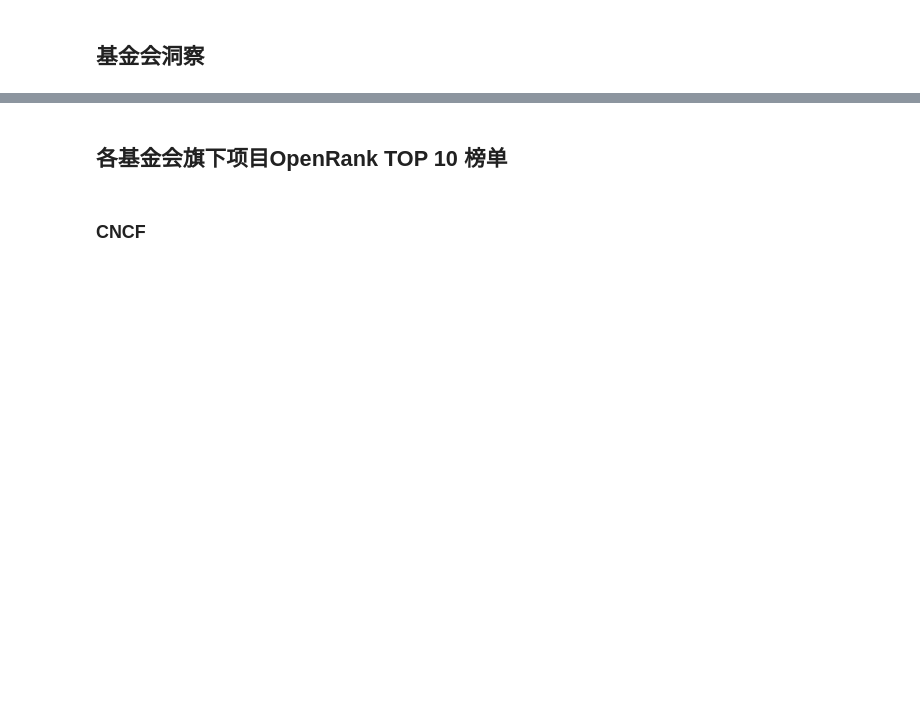
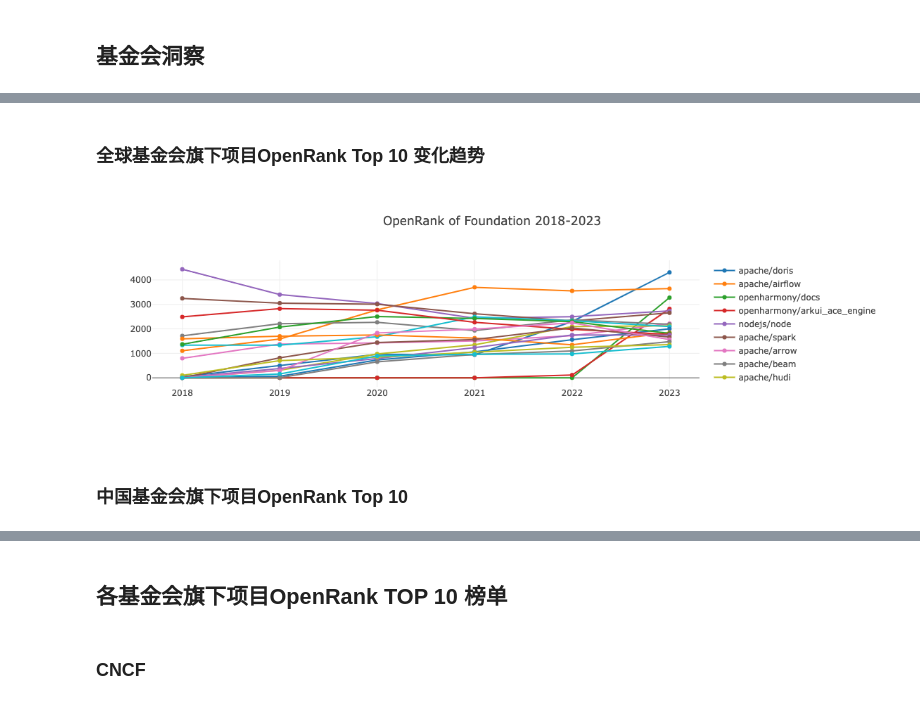
Before and after one commit to PureNatural/open-digger, a Jupyter notebook: notebook/China_open_source_foundation_report_2023.ipynb, the cells around one changed output, grey strips where cells are left out. Cells and saved outputs as stored; diff of their text form; code cells hidden in the pictures; blank space fills up the shorter version.

Commit message:
add china analysis foundation

```diff
--- a/notebook/China_open_source_foundation_report_2023.ipynb
+++ b/notebook/China_open_source_foundation_report_2023.ipynb
@@ -12,0 +51,8 @@ var baseOptions = {
+# %% [markdown]
+### 全球基金会旗下项目OpenRank Top 10 变化趋势
+# %%
+processFoundationFieldData(['Foundation'], 'Foundation');
+# %% [output]
+[figure, added]
+# %% [markdown]
+### 中国基金会旗下项目OpenRank Top 10
```
Also changed, not shown: parts of 11 cells of this notebook.
